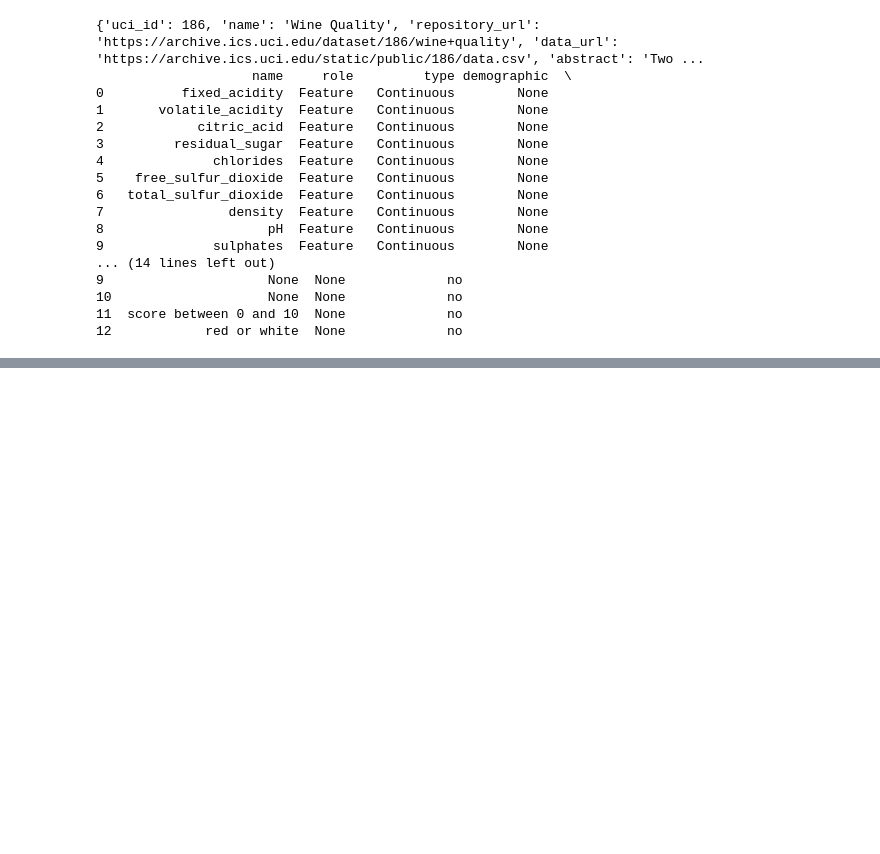
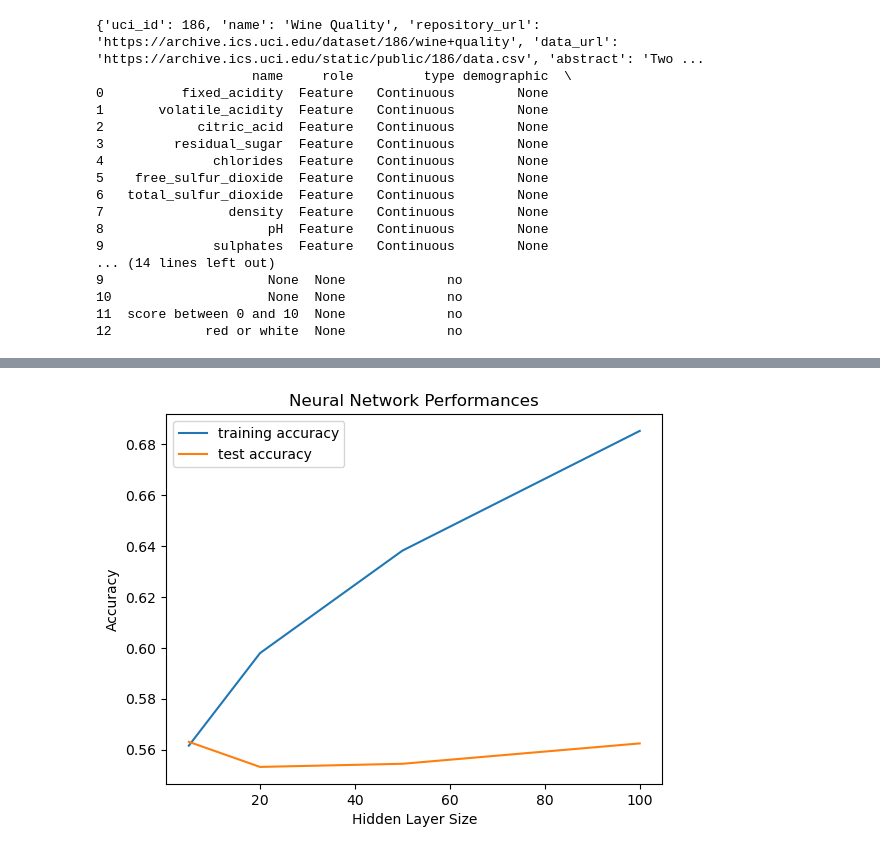
Before and after one commit to mxxntiny/ML_winter26, a Jupyter notebook: ML_project.ipynb, the cells around one changed output, grey strips where cells are left out. Saved outputs shown, nothing was run; the diff lists cells and outputs as text; code cells hidden in the pictures; blank space fills up the shorter version.

```diff
--- a/ML_project.ipynb
+++ b/ML_project.ipynb
@@ -141,0 +183,29 @@ plt.show()
+# %%
+# experiment w/hidden size sweep
+
+hidden_sizes = [5, 20, 50, 100]
+train_accs = []
+test_accs = []
+
+for h in hidden_sizes:
+    nn = MLPClassifier(hidden_layer_sizes=(h,), activation='relu', max_iter=1000, random_state=seed)
+
+    nn.fit(X_tr, y_tr)
+
+    train_acc = accuracy_score(nn.predict(X_tr), y_tr)
+    test_acc = accuracy_score(nn.predict(X_te), y_te)
+
+    train_accs.append(train_acc)
+    test_accs.append(test_acc)
+
+# plot
+plt.plot(hidden_sizes, train_accs, label="training accuracy")
+plt.plot(hidden_sizes, test_accs, label="test accuracy")
+
+plt.xlabel("Hidden Layer Size")
+plt.ylabel("Accuracy")
+plt.title("Neural Network Performances")
+plt.legend()
+plt.show()
+# %% [output]
+[figure, added]
```
Also changed, not shown: parts of 7 cells of this notebook.
